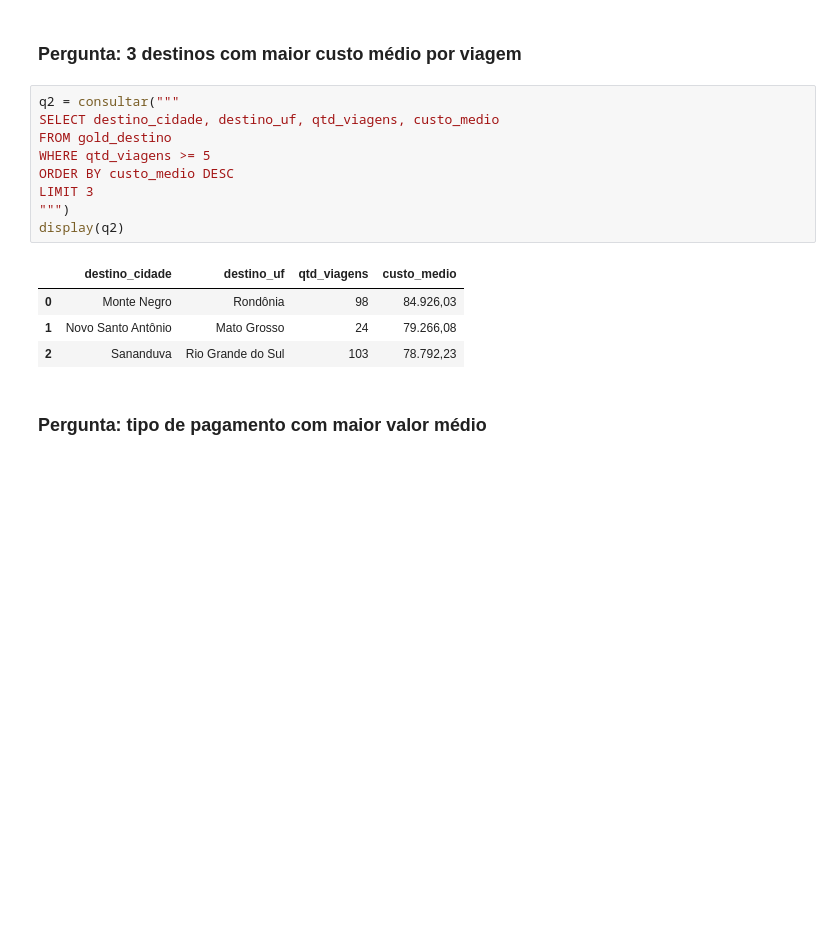
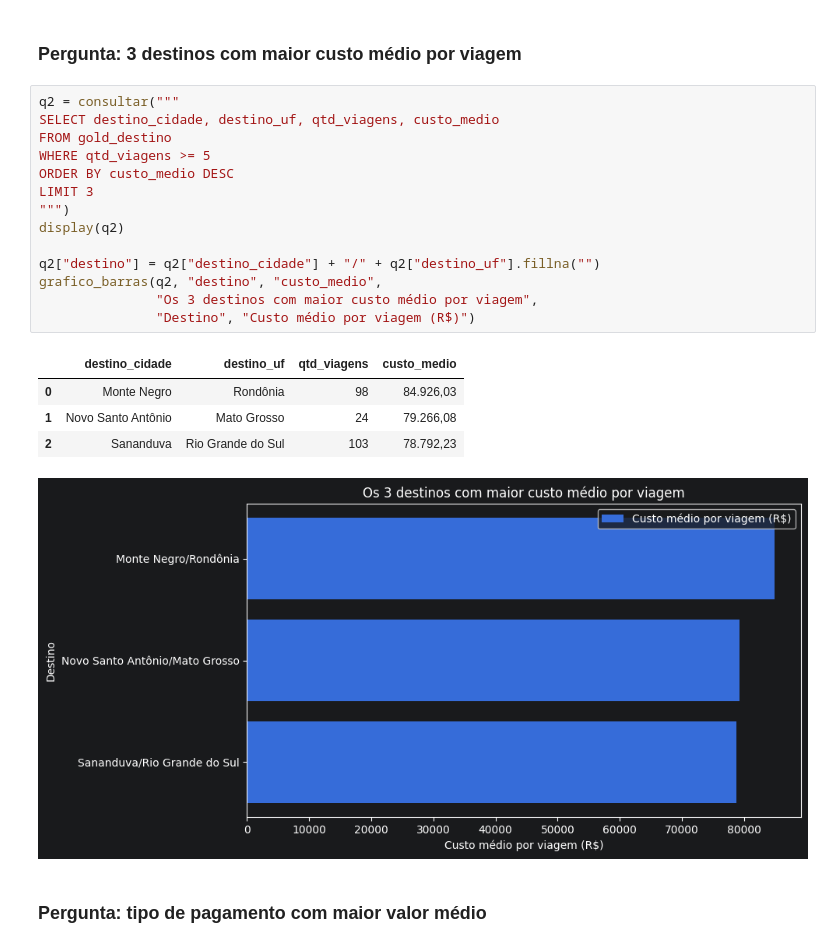
Before and after one commit to Lpzeta/Projeto-Avaliativo-Modulo1-FelipeCosta, a Jupyter notebook: 3_analise.ipynb, the cells around one changed output. Cells and saved outputs as stored; diff of their text form; blank space fills up the shorter version.

```diff
--- a/3_analise.ipynb
+++ b/3_analise.ipynb
@@ -210,17 +215,23 @@ display(q1)
 # %%
 q2 = consultar("""
 SELECT destino_cidade, destino_uf, qtd_viagens, custo_medio
 FROM gold_destino
 WHERE qtd_viagens >= 5
 ORDER BY custo_medio DESC
 LIMIT 3
 """)
 display(q2)
+
+q2["destino"] = q2["destino_cidade"] + "/" + q2["destino_uf"].fillna("")
+grafico_barras(q2, "destino", "custo_medio",
+               "Os 3 destinos com maior custo médio por viagem",
+               "Destino", "Custo médio por viagem (R$)")
 # %% [output]
 |  | destino_cidade | destino_uf | qtd_viagens | custo_medio |
 | 0 | Monte Negro | Rondônia | 98 | 84.926,03 |
 | 1 | Novo Santo Antônio | Mato Grosso | 24 | 79.266,08 |
 | 2 | Sananduva | Rio Grande do Sul | 103 | 78.792,23 |
+[figure, added]
 # %% [markdown]
 ### Pergunta: tipo de pagamento com maior valor médio
 # %%
```
Also changed, not shown: parts of 3 cells of this notebook.
